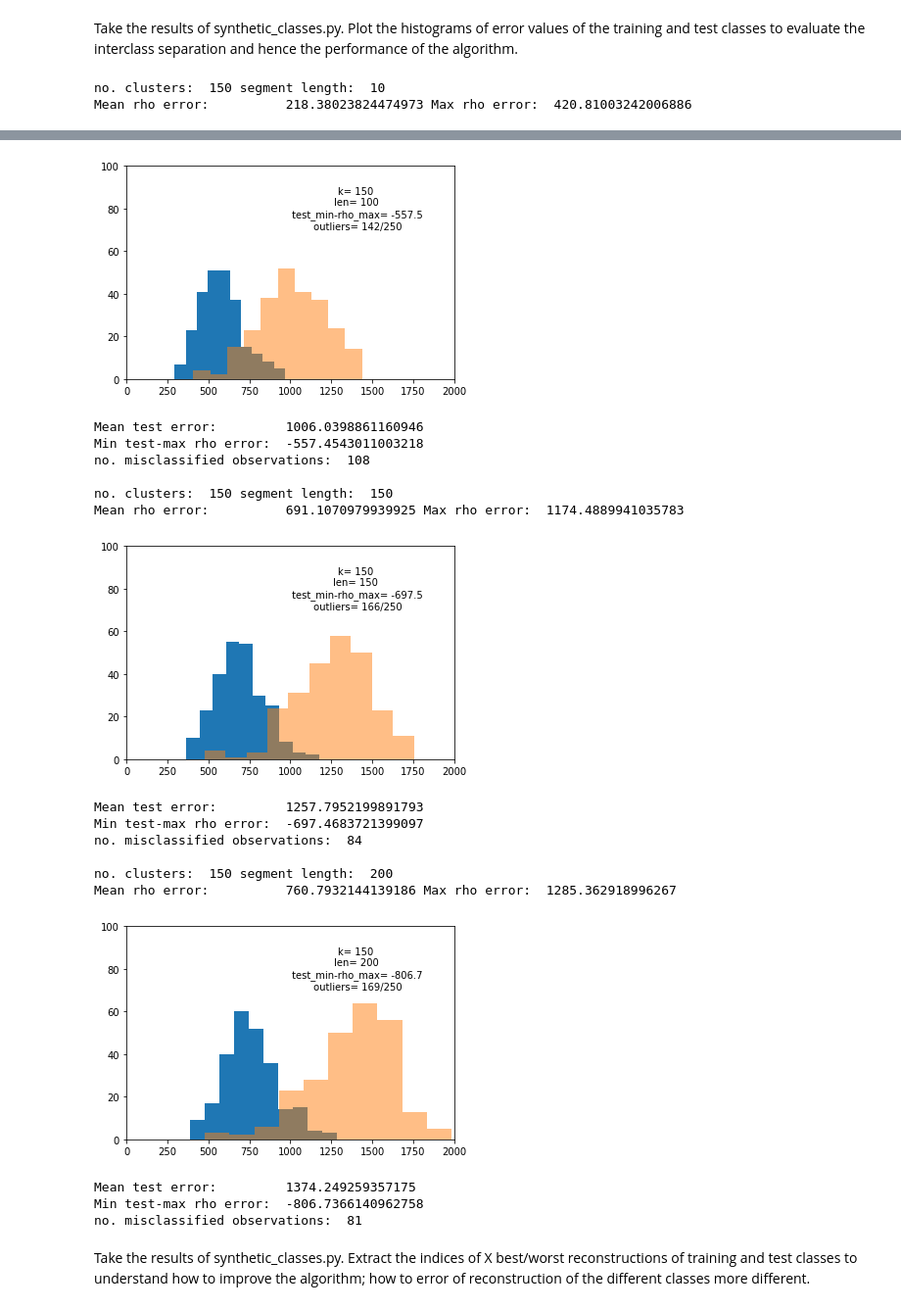
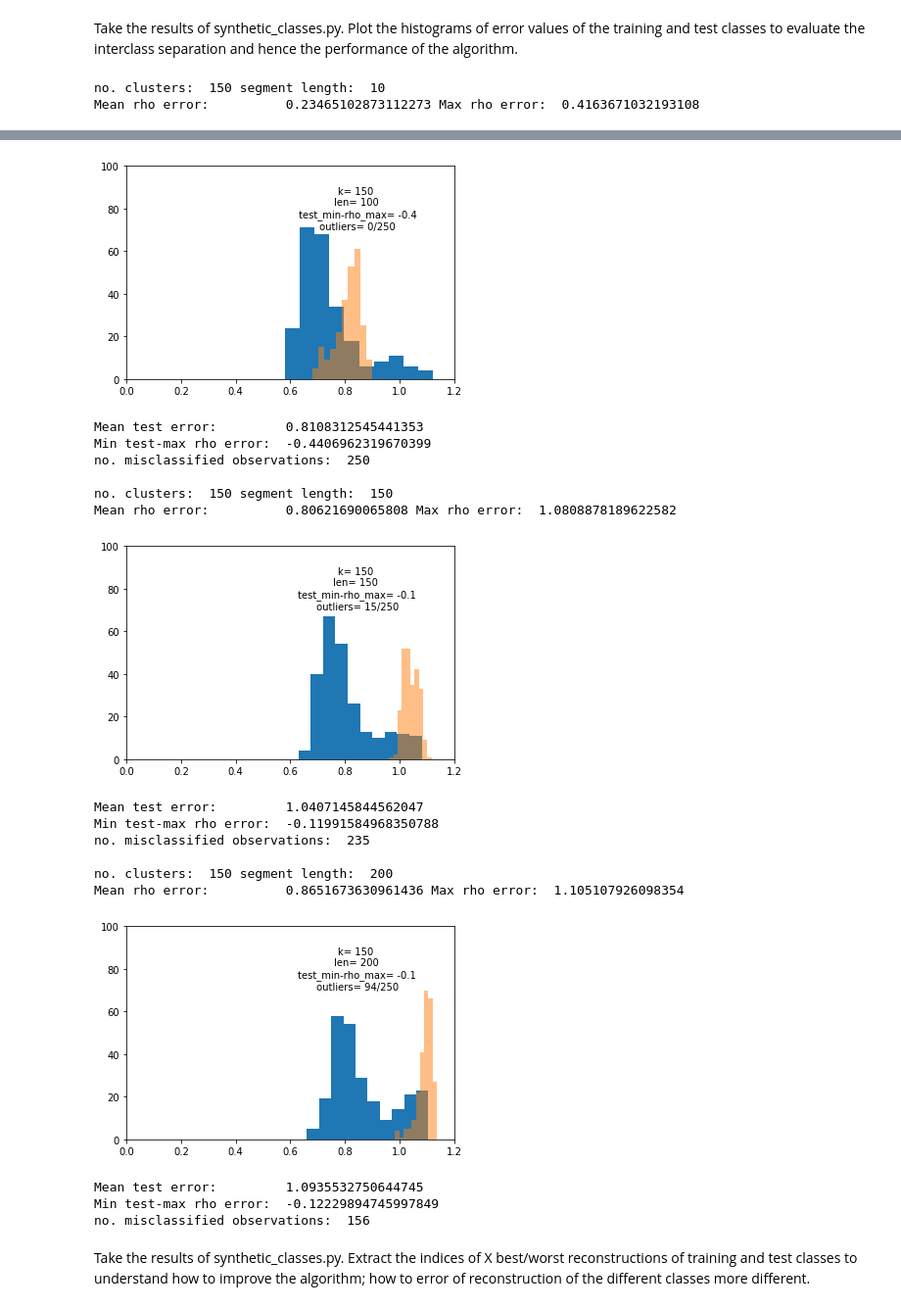
Before and after one commit to jorwatkapola/timeseries_segment_clustering, a Jupyter notebook: synthetic_test.ipynb, the cells around one changed output, grey strips where cells are left out. Shown at 98% size. Saved outputs shown, nothing was run; the diff lists cells and outputs as text; code cells hidden in the pictures.

Commit message:
code ready for zscore clustering and fitting, standard error calculated (bp 4)

```diff
--- a/synthetic_test.ipynb
+++ b/synthetic_test.ipynb
@@ -20,5 +21,5 @@ np.random.seed(0)
 # %%
-results_file="valid_results_20190603_4.csv"
+results_file="valid_results_20190604_bp4.csv"
 k_clusters=[150]
 seg_lens=[10,50,100,150,200]
 
@@ -46,7 +47,7 @@ for k_id, k_cluster in enumerate(k_clusters):
         ax = f.add_subplot(111)
         plt.hist(train[:,-1])
         plt.hist(test[:,-1],alpha=0.5)
-        plt.xlim([0,2000])
+        plt.xlim([0,1.2])
         plt.ylim([0,100])
         plt.text(0.7,0.8,"k= {}\nlen= {}\n test_min-rho_max= {}\n outliers= {}/250".format(k_cluster, seg_len, round(min_test-max_rho,1), 250-counter),
                  ha='center', va='center', transform=ax.transAxes)
@@ -59,4 +60,4 @@ for k_id, k_cluster in enumerate(k_clusters):
         print()
 # %% [output]
 no. clusters:  150 segment length:  10
-Mean rho error:          218.38023824474973 Max rho error:  420.81003242006886
+Mean rho error:          0.23465102873112273 Max rho error:  0.4163671032193108
@@ -77,21 +78,21 @@ Mean rho error:          577.9316841848998 Max rho error:  966.0503569160312
-[figure, old version]
+[figure, new version]
-Mean test error:         1006.0398861160946
-Min test-max rho error:  -557.4543011003218
-no. misclassified observations:  108
+Mean test error:         0.8108312545441353
+Min test-max rho error:  -0.4406962319670399
+no. misclassified observations:  250
 
 no. clusters:  150 segment length:  150
-Mean rho error:          691.1070979939925 Max rho error:  1174.4889941035783
+Mean rho error:          0.80621690065808 Max rho error:  1.0808878189622582
-[figure, old version]
+[figure, new version]
-Mean test error:         1257.7952199891793
-Min test-max rho error:  -697.4683721399097
-no. misclassified observations:  84
+Mean test error:         1.0407145844562047
+Min test-max rho error:  -0.11991584968350788
+no. misclassified observations:  235
 
 no. clusters:  150 segment length:  200
-Mean rho error:          760.7932144139186 Max rho error:  1285.362918996267
+Mean rho error:          0.8651673630961436 Max rho error:  1.105107926098354
-[figure, old version]
+[figure, new version]
-Mean test error:         1374.249259357175
-Min test-max rho error:  -806.7366140962758
-no. misclassified observations:  81
+Mean test error:         1.0935532750644745
+Min test-max rho error:  -0.12229894745997849
+no. misclassified observations:  156
 # %% [markdown]
 Take the results of synthetic_classes.py. Extract the indices of X best/worst reconstructions of training and test classes to understand how to improve the algorithm; how to error of reconstruction of the different classes more different.
 # %%
```
Also changed, not shown: parts of 6 cells of this notebook, 6 other files.
